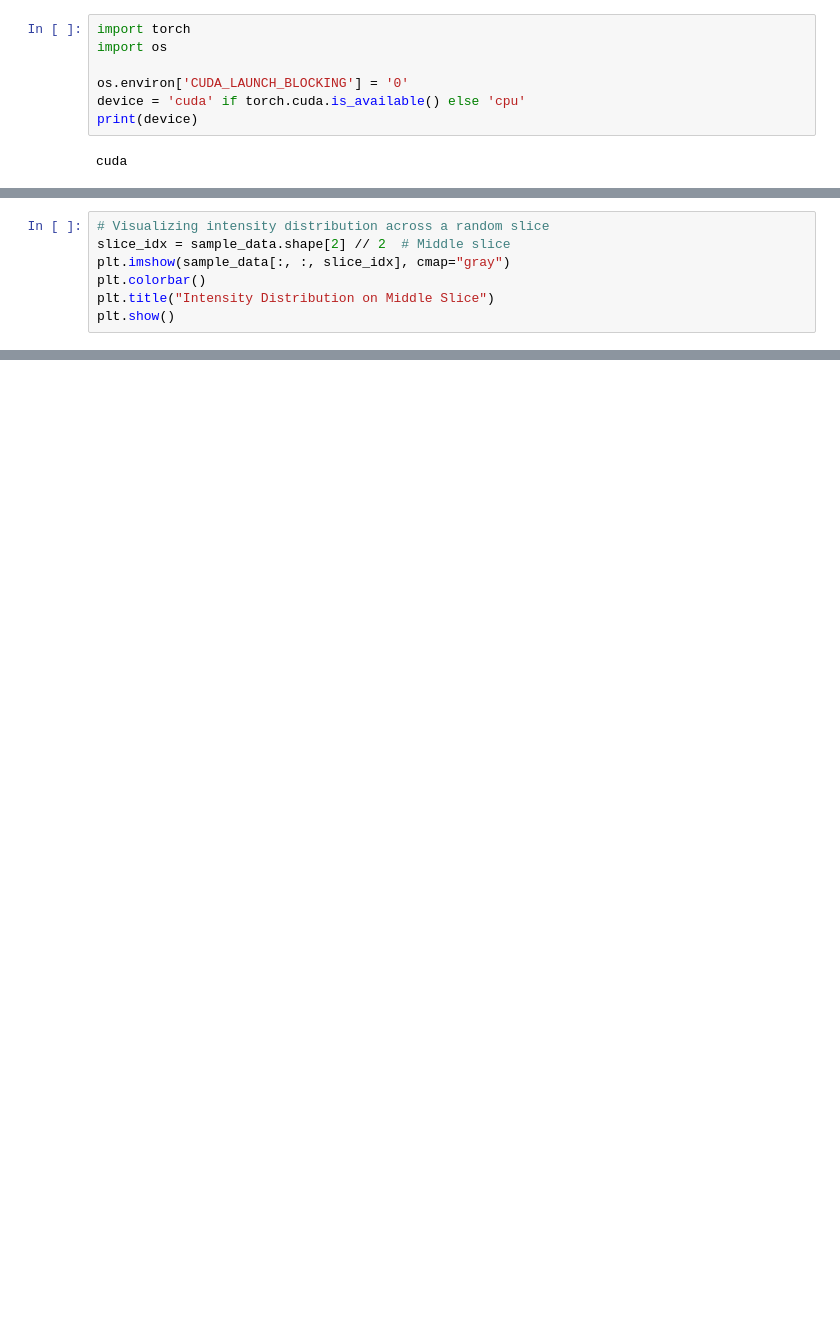
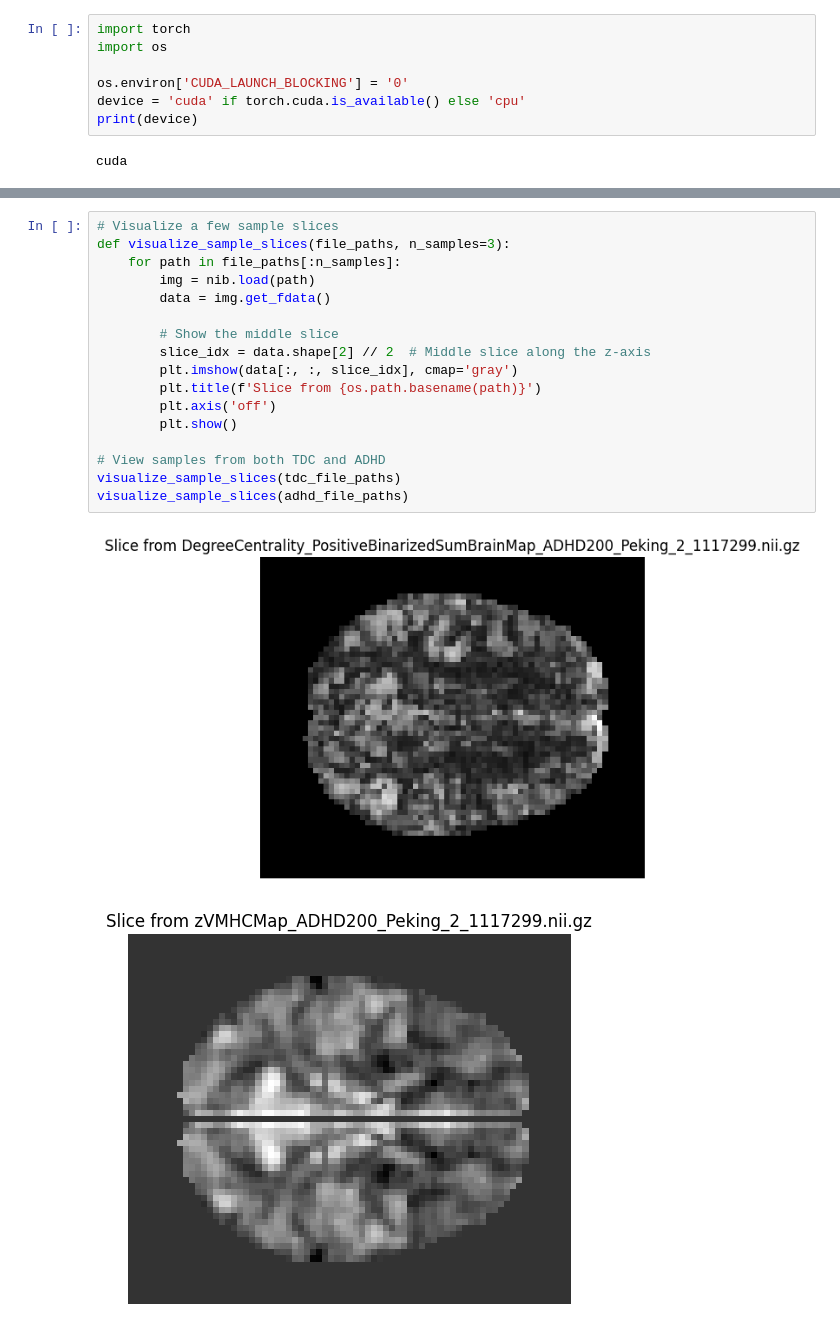
Before and after one commit to yasty-sanchez/ADHD_fMRI_DL, a Jupyter notebook: exploratory.ipynb, the cells around one changed output, grey strips where cells are left out. Cells and saved outputs as stored; diff of their text form; blank space fills up the shorter version.

```diff
--- a/exploratory.ipynb
+++ b/exploratory.ipynb
@@ -267,7 +44,0 @@ plt.show()
-# %%
-# Visualizing intensity distribution across a random slice
-slice_idx = sample_data.shape[2] // 2  # Middle slice
-plt.imshow(sample_data[:, :, slice_idx], cmap="gray")
-plt.colorbar()
-plt.title("Intensity Distribution on Middle Slice")
-plt.show()
@@ -299,0 +178,20 @@ plt.show()
+# %%
+# Visualize a few sample slices
+def visualize_sample_slices(file_paths, n_samples=3):
+    for path in file_paths[:n_samples]:
+        img = nib.load(path)
+        data = img.get_fdata()
+
+        # Show the middle slice
+        slice_idx = data.shape[2] // 2  # Middle slice along the z-axis
+        plt.imshow(data[:, :, slice_idx], cmap='gray')
+        plt.title(f'Slice from {os.path.basename(path)}')
+        plt.axis('off')
+        plt.show()
+
+# View samples from both TDC and ADHD
+visualize_sample_slices(tdc_file_paths)
+visualize_sample_slices(adhd_file_paths)
+# %% [output]
+[figure, added]
+[figure, added]
```
Also changed, not shown: parts of 17 cells of this notebook.
